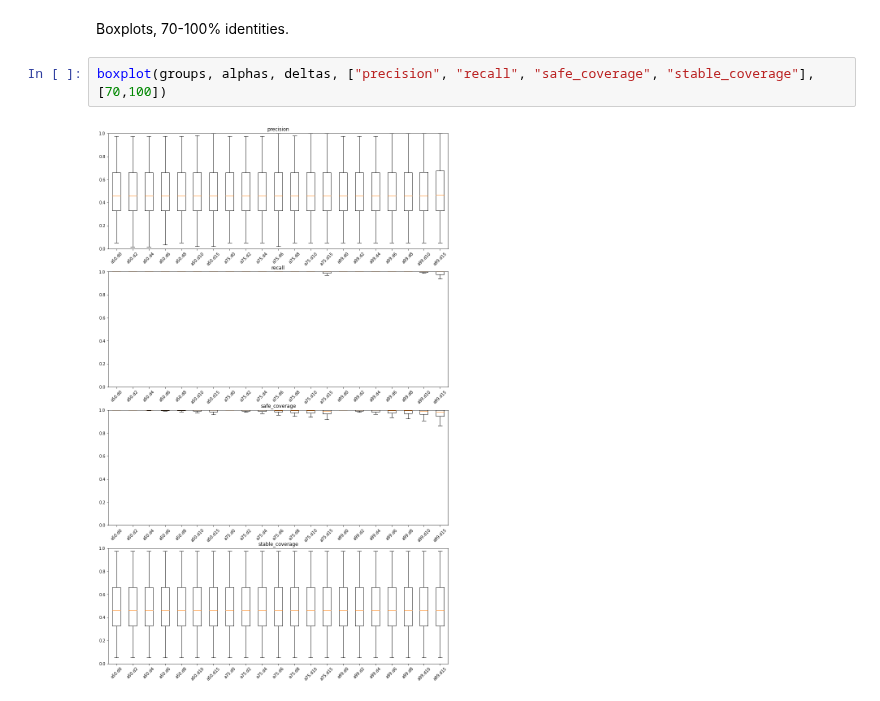
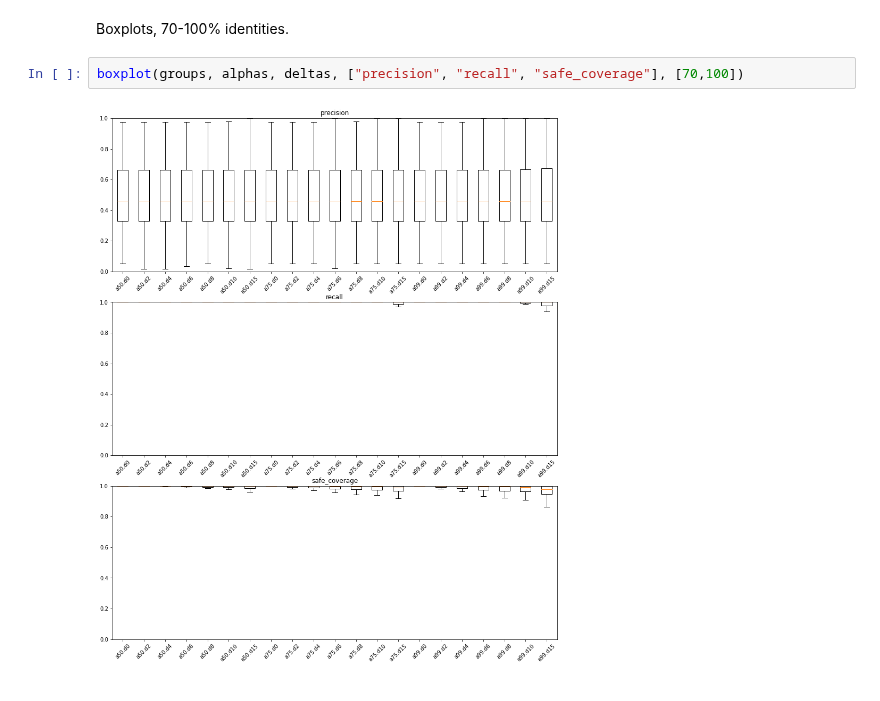
Before and after one commit to algbio/alignment-safety, a Jupyter notebook: pipeline/analysis/motifs.ipynb, the cells around one changed output. Drawn from its saved outputs; the diff is of its cells as text.

```diff
--- a/pipeline/analysis/motifs.ipynb
+++ b/pipeline/analysis/motifs.ipynb
@@ -475,6 +475,6 @@ boxplot(groups, alphas, deltas, ["precision", "recall", "safe_coverage", "stable
 # %% [markdown]
 Boxplots, 70-100% identities.
 # %%
-boxplot(groups, alphas, deltas, ["precision", "recall", "safe_coverage", "stable_coverage"], [70,100])
+boxplot(groups, alphas, deltas, ["precision", "recall", "safe_coverage"], [70,100])
 # %% [output]
-[figure, old version]
+[figure, new version]
```
Also changed, not shown: parts of 4 cells of this notebook.
